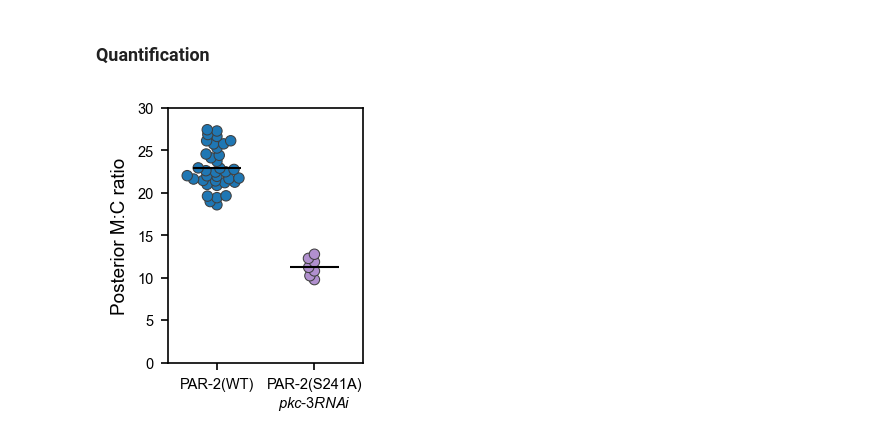
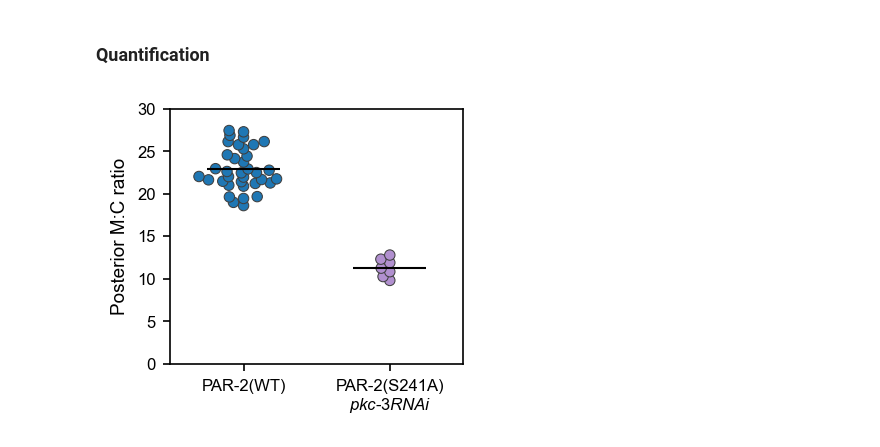
Before and after one commit to goehringlab/2023-Bland-bioRxiv, a Jupyter notebook: scripts/Analysis/PolarisedVsUniform/S241A.ipynb, the cells around one changed output. Saved outputs shown, nothing was run; the diff lists cells and outputs as text; code cells hidden in the pictures.

```diff
--- a/scripts/Analysis/PolarisedVsUniform/S241A.ipynb
+++ b/scripts/Analysis/PolarisedVsUniform/S241A.ipynb
@@ -65,36 +66,36 @@ df["UniPol"] = df.Line.apply(lambda x: "Pol" if x == "lp637" else "Uni")
 fig, ax = plt.subplots()
 fig.set_size_inches(2, 2.5)
 offset = lambda p: transforms.ScaledTranslation(p / 72.0, 0, plt.gcf().dpi_scale_trans)
 trans = plt.gca().transData
 
 # Plot data
 dataplot(
     data=df,
     x="UniPol",
     y="Ratio post",
     ax=ax,
     order=["Pol", "Uni"],
     transform=trans + offset(0),
     linewidth=0.5,
     offset=0,
     width=0.5,
     hue="Line",
     palette={"lp637": "tab:blue", "nwg374": lighten("tab:purple", 1.2)},
 )
 
 # Finalise plot
 ax.set_xticklabels(["PAR-2(WT)", "PAR-2(S241A)\n" + r"$pkc$" + "-" + r"$3 RNAi$"])
 ax.get_legend().remove()
-ax.tick_params(axis="both", labelsize=7)
+ax.tick_params(axis="both", labelsize=8)
 ax.set_xlabel("")
 ax.set_ylim(0, 30)
 ax.set_ylabel("Posterior M:C ratio", fontsize=9)
-fig.set_size_inches(2, 2.5)
+fig.set_size_inches(3, 2.5)
 fig.subplots_adjust(left=0.25, bottom=0.2)
 fig.savefig("Figs/s241a.png", dpi=600, transparent=True)
 fig.savefig("Figs/s241a.pdf", transparent=True)
 # %% [output]
-[figure, old version]
+[figure, new version]
 # %%
 # Effect size
 es, pr, ss = bootstrap_effect_size_pd(
```
Also changed, not shown: parts of 2 cells of this notebook, 6 other files.
